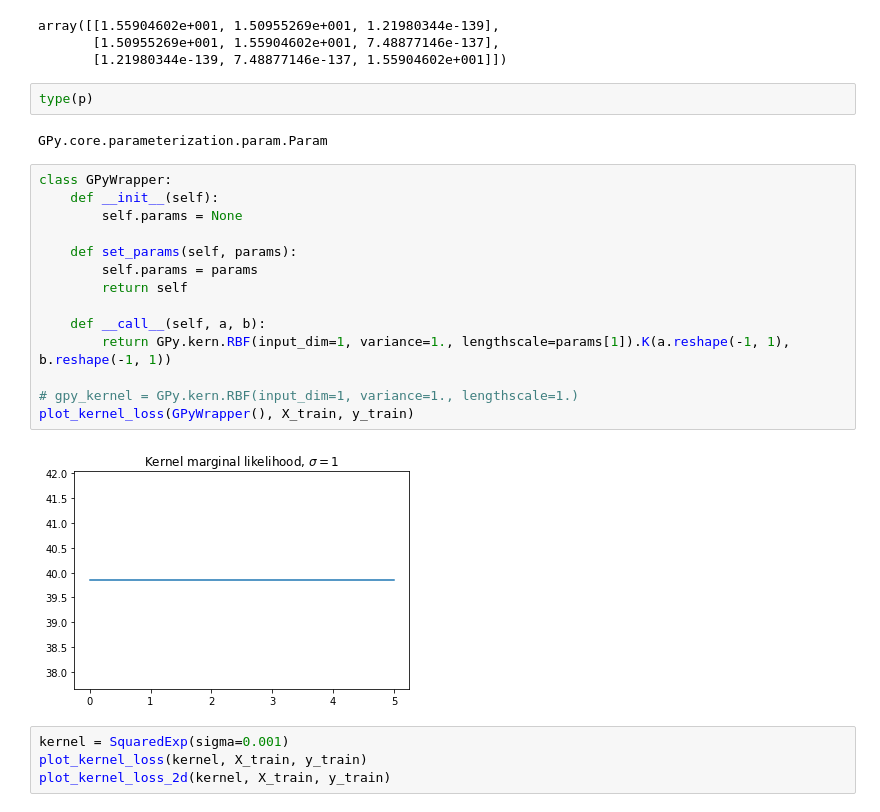
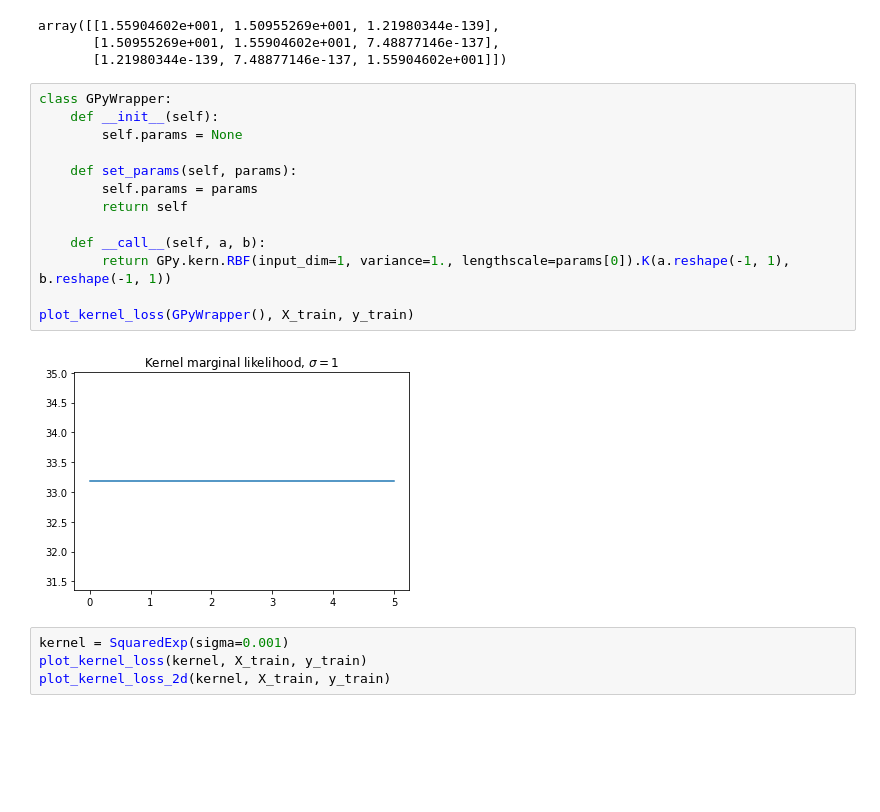
Before and after one commit to darthdeus/bopt, a Jupyter notebook: Kernel opt bug.ipynb, the cells around one changed output. Saved outputs shown, nothing was run; the diff lists cells and outputs as text; blank space fills up the shorter version.

```diff
--- a/Kernel opt bug.ipynb
+++ b/Kernel opt bug.ipynb
@@ -108,26 +108,21 @@ rbf.K(X_train.reshape(-1, 1), X_train.reshape(-1, 1))
 array([[1.55904602e+001, 1.50955269e+001, 1.21980344e-139],
        [1.50955269e+001, 1.55904602e+001, 7.48877146e-137],
        [1.21980344e-139, 7.48877146e-137, 1.55904602e+001]])
-# %%
-type(p)
-# %% [output]
-GPy.core.parameterization.param.Param
 # %%
 class GPyWrapper:
     def __init__(self):
         self.params = None
 
     def set_params(self, params):
         self.params = params
         return self
 
     def __call__(self, a, b):
-        return GPy.kern.RBF(input_dim=1, variance=1., lengthscale=params[1]).K(a.reshape(-1, 1), b.reshape(-1, 1))
+        return GPy.kern.RBF(input_dim=1, variance=1., lengthscale=params[0]).K(a.reshape(-1, 1), b.reshape(-1, 1))
 
-# gpy_kernel = GPy.kern.RBF(input_dim=1, variance=1., lengthscale=1.)
 plot_kernel_loss(GPyWrapper(), X_train, y_train)
 # %% [output]
-[figure, old version]
+[figure, new version]
 # %%
 kernel = SquaredExp(sigma=0.001)
 plot_kernel_loss(kernel, X_train, y_train)
```
Also changed, not shown: parts of 2 cells of this notebook, 1 other file.
